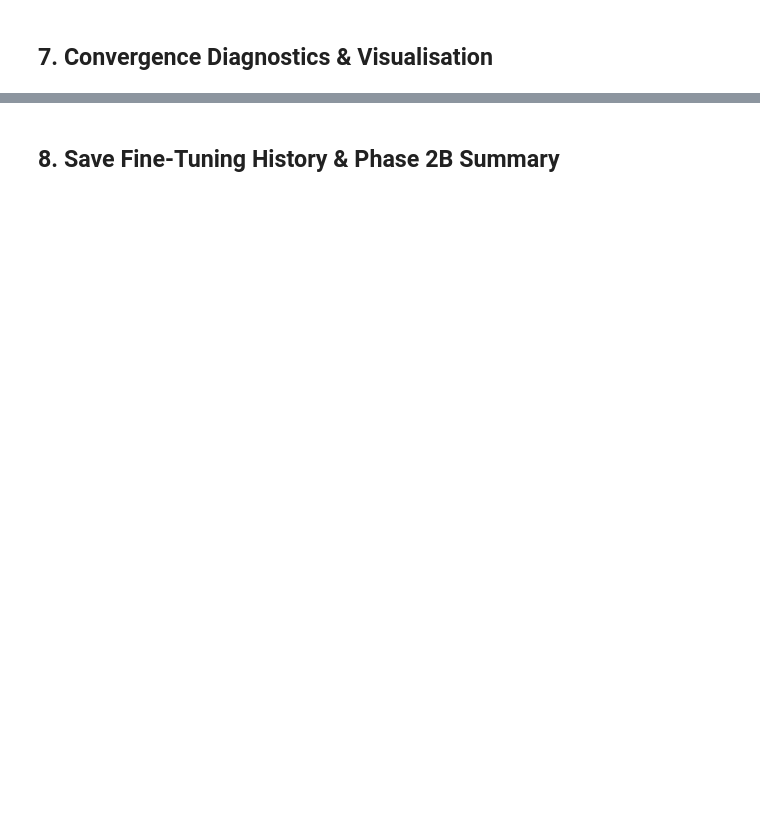
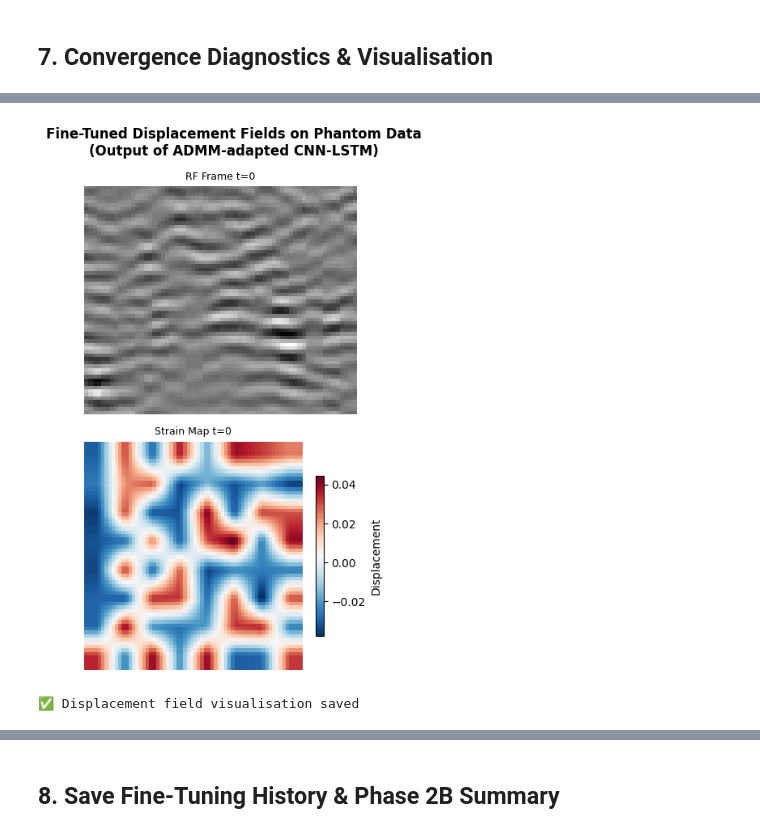
Before and after one commit to Amith-vignesh700/MIS_ETP, a Jupyter notebook: notebooks/03_unsupervised_tuning.ipynb, the cells around one changed output, grey strips where cells are left out. Saved outputs shown, nothing was run; the diff lists cells and outputs as text; code cells hidden in the pictures; blank space fills up the shorter version.

```diff
--- a/notebooks/03_unsupervised_tuning.ipynb
+++ b/notebooks/03_unsupervised_tuning.ipynb
@@ -37,9 +71,8 @@ FT_HPARAMS = {
     'admm_inner': 3,
     'lncc_win': 7
 }
-DATA_ROOT = os.path.abspath(os.path.join(os.getcwd(), '..', 'data'))
-PRETRAIN_CKPT = os.path.join(DATA_ROOT, 'processed', 'cnn_lstm_pretrained_best.pth')
-FINAL_CKPT    = os.path.join(DATA_ROOT, 'processed', 'cnn_lstm_final.pth')
+PRETRAIN_CKPT = os.path.join(WEIGHTS_DIR, 'cnn_lstm_pretrained_best.pth')
+FINAL_CKPT    = os.path.join(WEIGHTS_DIR, 'cnn_lstm_final.pth')
 DEVICE = torch.device('cuda' if torch.cuda.is_available() else 'cpu')
 # %% [markdown]
 # 🔧 Phase 2B: Unsupervised Domain Adaptation — ADMM Fine-Tuning on Phantom Data
@@ -315,10 +358,10 @@ def extract_rf_pair(fpath: str):
 # %%
 # ── Build DataLoader ──────────────────────────────────────────────────────────
 train_dataset = PhantomDataset(
-    mat_files  = train_files,
+    file_list  = train_files,          # ← was 'mat_files', correct kwarg is 'file_list'
     patch_size = FT_HPARAMS['patch_size'],
-    n_frames   = FT_HPARAMS['n_frames'],
-    stride     = FT_HPARAMS['patch_size'] // 2
+    n_frames   = FT_HPARAMS['n_frames']
+    # stride removed — PhantomDataset has no stride parameter
 )
 
 train_loader = DataLoader(
@@ -329,9 +372,11 @@ train_loader = DataLoader(
     pin_memory  = (DEVICE.type == 'cuda')
 )
 
-print(f'\n  DataLoader: {len(train_dataset)} patches | {len(train_loader)} batches')
+print(f'\n  DataLoader: {len(train_dataset)} files | {len(train_loader)} batches')
 
-# Verify batch shape
-x_sample = next(iter(train_loader))
-print(f'  Sample batch shape: {x_sample.shape}  → (B, T, 1, H, W)')
-print(f'  Value range: [{x_sample.min():.3f}, {x_sample.max():.3f}]')
+# PhantomDataset returns (pre, post) tuple — unpack both
+x_pre, x_post = next(iter(train_loader))
+print(f'  pre  batch shape: {x_pre.shape}   → (B, T, 1, H, W)')
+print(f'  post batch shape: {x_post.shape}  → (B, T, 1, H, W)')
+print(f'  pre  value range: [{x_pre.min():.3f}, {x_pre.max():.3f}]')
+print(f'  post value range: [{x_post.min():.3f}, {x_post.max():.3f}]')
@@ -666,6 +727,7 @@ print(f'   Inner iters K: {admm_tuner.n_inner}')
 # %% [markdown]
 ## 6. Fine-Tuning Training Loop
 # %%
+from tqdm import tqdm
 # ── Logging ───────────────────────────────────────────────────────────────────
 ft_history = {
     'epoch'       : [],
@@ -689,7 +751,6 @@ print('=' * 72)
 
 for epoch in range(1, N_EPOCHS + 1):
 
-    # ── Reset ADMM dual variables at epoch start for stability ────────────────
     if epoch % 5 == 1 and epoch > 1:
         admm_tuner.z = None
         admm_tuner.u = None
@@ -705,10 +766,10 @@ for epoch in range(1, N_EPOCHS + 1):
         ncols=90
     )
 
-    for x_batch in loop:
-        x_batch = x_batch.to(DEVICE)   # (B, T, 1, H, W)
+    for x_pre, x_post in loop:              # ← unpack (pre, post) tuple
+        x_pre = x_pre.to(DEVICE)            # (B, T, 1, H, W)
 
-        step_info = admm_tuner.step(x_batch)
+        step_info = admm_tuner.step(x_pre)
 
         for k in epoch_metrics:
             epoch_metrics[k] += step_info.get(k, 0.0)
@@ -720,7 +781,6 @@ for epoch in range(1, N_EPOCHS + 1):
             res=f'{step_info["primal_res"]:.4f}'
         )
 
-    # ── Aggregate epoch metrics ───────────────────────────────────────────────
     n = max(n_batches, 1)
     avg = {k: v / n for k, v in epoch_metrics.items()}
     current_lr = admm_tuner.sgd.param_groups[0]['lr']
@@ -742,7 +802,6 @@ for epoch in range(1, N_EPOCHS + 1):
         f'LR: {current_lr:.2e}'
     )
 
-    # ── Save best model (lowest LNCC = best acoustic tracking) ───────────────
     if avg['lncc'] < best_loss:
         best_loss  = avg['lncc']
         best_epoch = epoch
@@ -831,44 +913,46 @@ print(f'✅ Convergence plot saved → {OUT_DIR}finetune_convergence.png')
 model.eval()
 
 with torch.no_grad():
-    demo_batch = next(iter(train_loader)).to(DEVICE)   # (B, T, 1, H, W)
+    x_pre, x_post = next(iter(train_loader))
+    demo_batch = x_pre.to(DEVICE)              # (B, T, 1, H, W)
     _, disp_final = model(demo_batch)
 
-disp_np   = disp_final[0].cpu().numpy()   # (T, H, W)
+disp_np   = disp_final[0].cpu().numpy()        # (T, H, W)
 T_disp    = disp_np.shape[0]
 n_show    = min(4, T_disp)
 frame_ids = np.linspace(0, T_disp - 1, n_show, dtype=int)
 
-fig, axes = plt.subplots(2, n_show, figsize=(4 * n_show, 7))
+fig, axes = plt.subplots(2, n_show, figsize=(4 * n_show, 7), squeeze=False)  # ← squeeze=False
 
 for col, t in enumerate(frame_ids):
-    # Top row: input RF frame
     rf_frame = demo_batch[0, t, 0].cpu().numpy()
     axes[0, col].imshow(rf_frame, cmap='gray', aspect='auto')
     axes[0, col].set_title(f'RF Frame t={t}', fontsize=9)
     axes[0, col].axis('off')
 
-    # Bottom row: displacement field (strain map)
     im = axes[1, col].imshow(
         disp_np[t], cmap='RdBu_r', aspect='auto',
         vmin=disp_np.min(), vmax=disp_np.max()
     )
     axes[1, col].set_title(f'Strain Map t={t}', fontsize=9)
     axes[1, col].axis('off')
     plt.colorbar(im, ax=axes[1, col], shrink=0.7, label='Displacement')
 
 axes[0, 0].set_ylabel('RF Input', fontsize=10, labelpad=12)
 axes[1, 0].set_ylabel('Strain Map', fontsize=10, labelpad=12)
 
 plt.suptitle(
     'Fine-Tuned Displacement Fields on Phantom Data\n'
     '(Output of ADMM-adapted CNN-LSTM)',
     fontsize=12, fontweight='bold'
 )
 plt.tight_layout()
 plt.savefig(os.path.join(OUT_DIR, 'displacement_fields_finetuned.png'), dpi=150, bbox_inches='tight')
 plt.show()
 print('✅ Displacement field visualisation saved')
+# %% [output]
+[figure, added]
+✅ Displacement field visualisation saved
 # %%
 # ── Proximal operator demonstration ───────────────────────────────────────────
 # Visualise how soft-thresholding shapes the displacement gradient distribution
```
Also changed, not shown: parts of 12 cells of this notebook, 4 other files.
